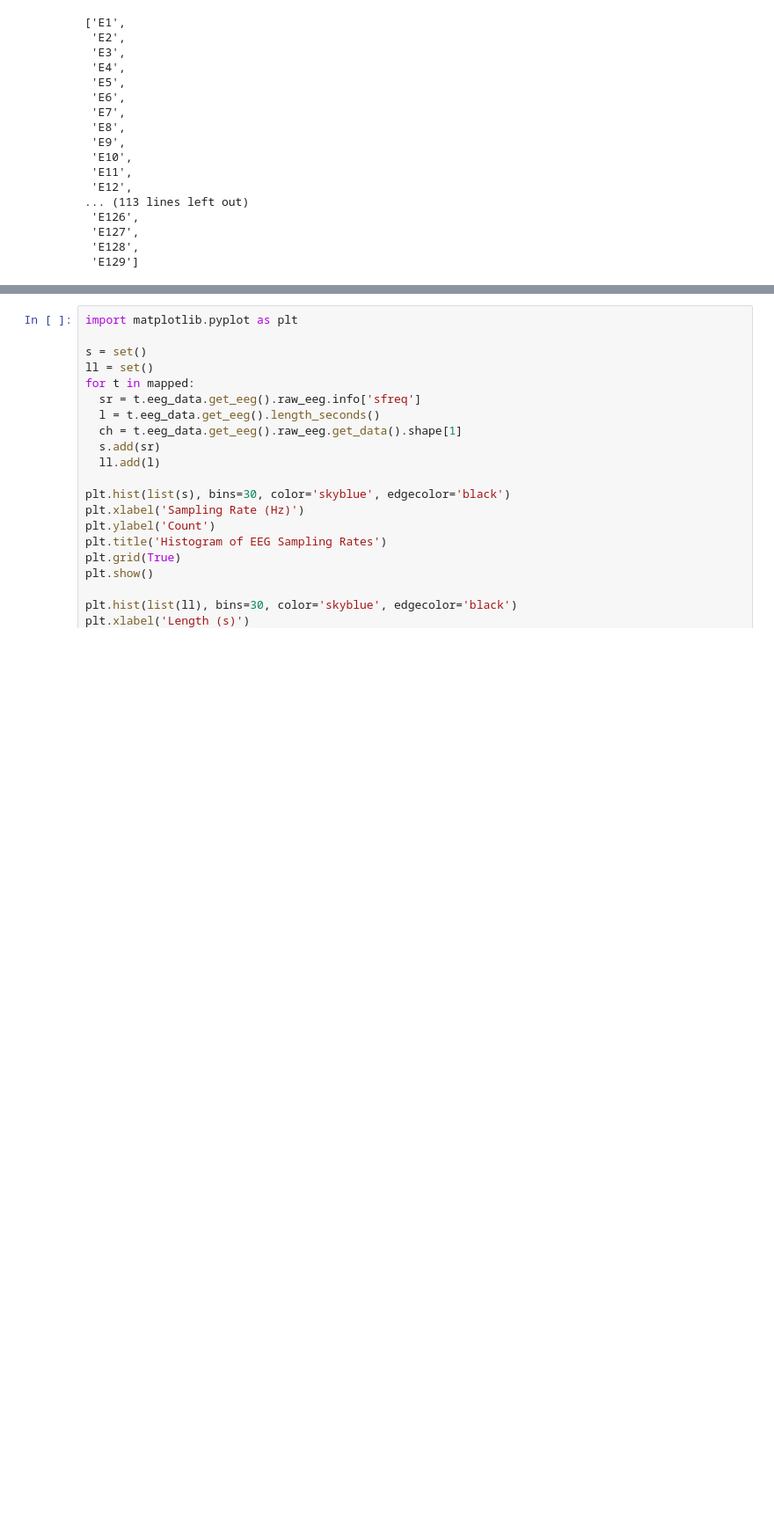
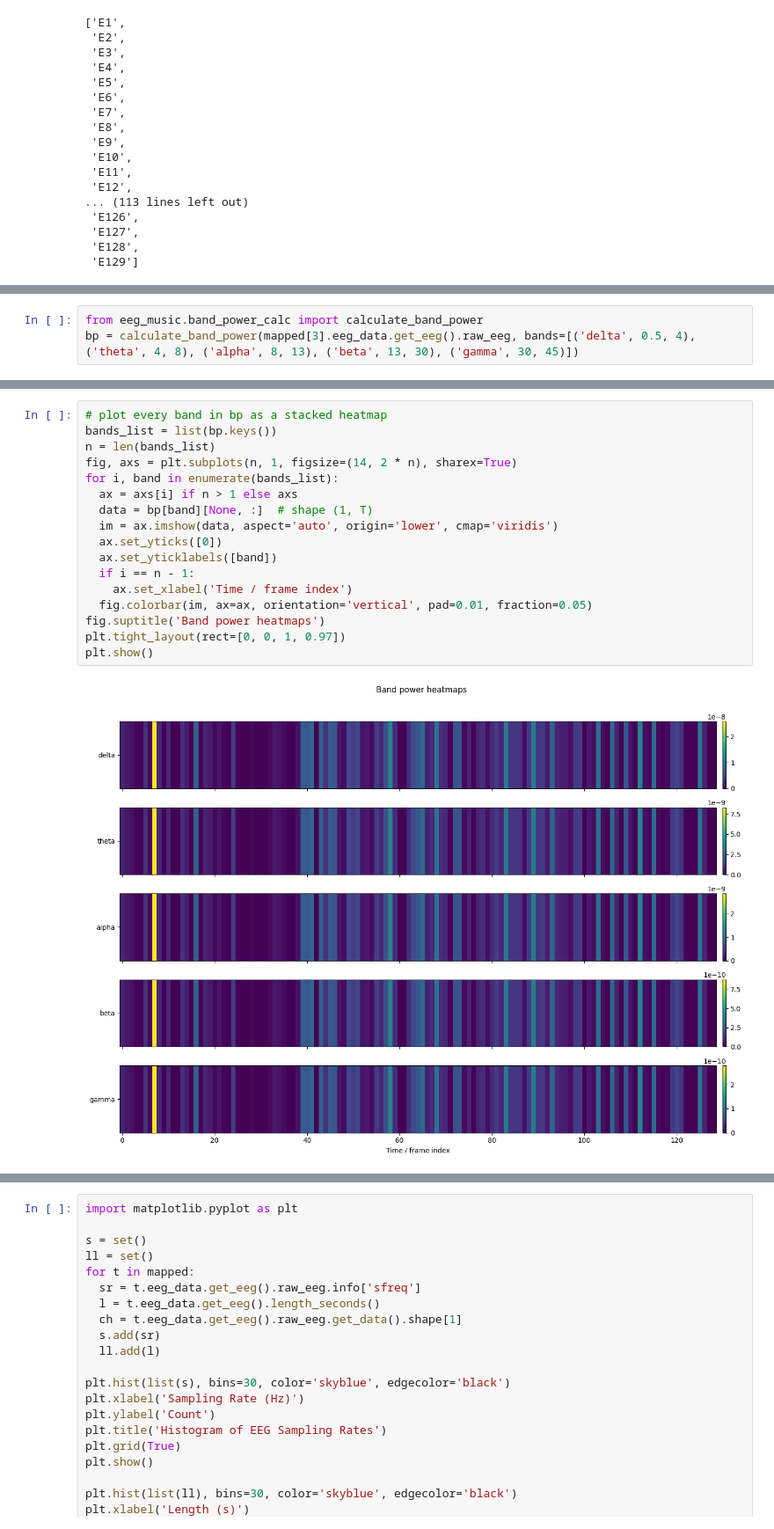
Before and after one commit to zmrocze/eeg-music-code, a Jupyter notebook: src/eeg_music/musin_g_loader_demo.ipynb, the cells around one changed output, grey strips where cells are left out. Shown at 88% size. Cells and saved outputs as stored; diff of their text form; blank space fills up the shorter version.

```diff
--- a/src/eeg_music/musin_g_loader_demo.ipynb
+++ b/src/eeg_music/musin_g_loader_demo.ipynb
@@ -168,0 +186,3 @@ Sampling frequency of the instance is already 250.0, returning unmodified.
+# %%
+from eeg_music.band_power_calc import calculate_band_power
+bp = calculate_band_power(mapped[3].eeg_data.get_eeg().raw_eeg, bands=[('delta', 0.5, 4), ('theta', 4, 8), ('alpha', 8, 13), ('beta', 13, 30), ('gamma', 30, 45)])
@@ -168,0 +226,19 @@ Sampling frequency of the instance is already 250.0, returning unmodified.
+# %%
+# plot every band in bp as a stacked heatmap
+bands_list = list(bp.keys())
+n = len(bands_list)
+fig, axs = plt.subplots(n, 1, figsize=(14, 2 * n), sharex=True)
+for i, band in enumerate(bands_list):
+  ax = axs[i] if n > 1 else axs
+  data = bp[band][None, :]  # shape (1, T)
+  im = ax.imshow(data, aspect='auto', origin='lower', cmap='viridis')
+  ax.set_yticks([0])
+  ax.set_yticklabels([band])
+  if i == n - 1:
+    ax.set_xlabel('Time / frame index')
+  fig.colorbar(im, ax=ax, orientation='vertical', pad=0.01, fraction=0.05)
+fig.suptitle('Band power heatmaps')
+plt.tight_layout(rect=[0, 0, 1, 0.97])
+plt.show()
+# %% [output]
+[figure, added]
```
Also changed, not shown: parts of 13 cells of this notebook, 8 other files.
